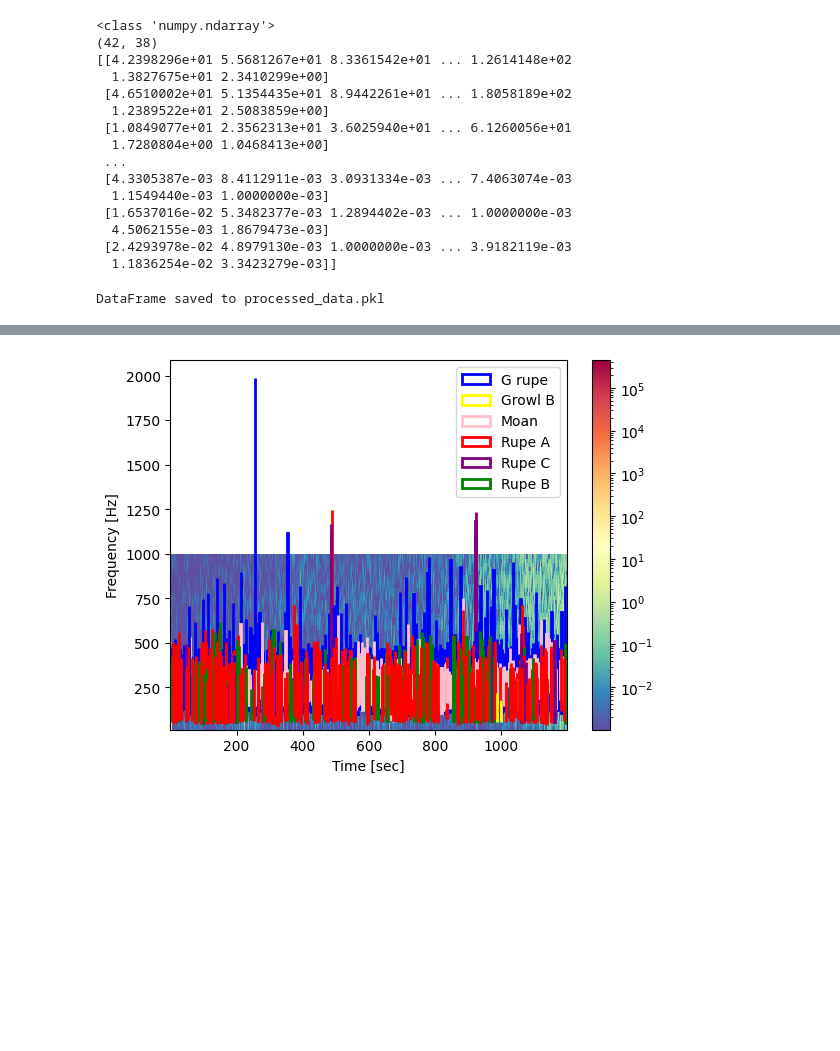
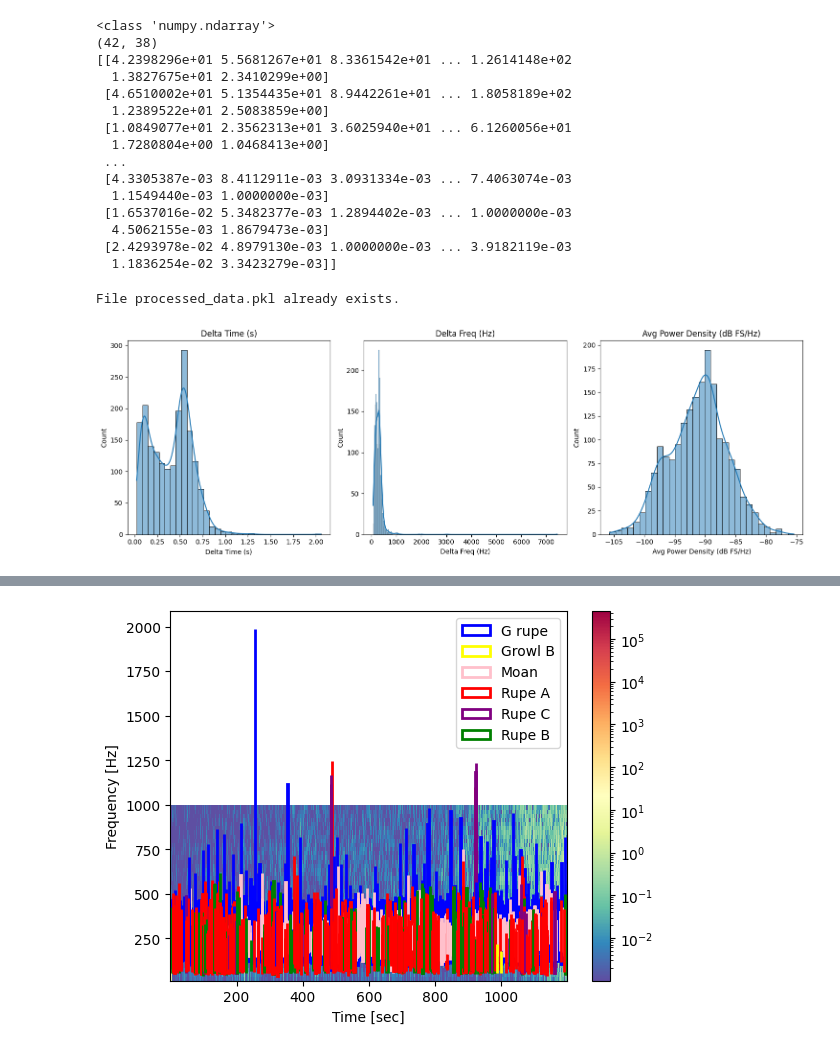
Before and after one commit to damienfarrell/machine-learning-project-2, a Jupyter notebook: pre-processing_data.ipynb, the cells around one changed output, grey strips where cells are left out. Cells and saved outputs as stored; diff of their text form; code cells hidden in the pictures; blank space fills up the shorter version.

```diff
--- a/pre-processing_data.ipynb
+++ b/pre-processing_data.ipynb
@@ -158,8 +160,8 @@ def get_spectrogram(samples, sample_rate,
     return frequencies, times, spectrogram
 # %%
 # Check if the processed data file exists
-if os.path.exists(PROCESSED_DATA) or ('spectrogram' in wav_df.columns):
-    print(f"{PROCESSED_DATA} already exists. Skipping spectrogram processing")
+if os.path.exists(PROCESSED_DATA) and ('spectrogram' in wav_df.columns):
+    print(f"{PROCESSED_DATA} already exists. Skipping spectrogram processing.")
 else:
     # Initialise lists to store results
     freq_list = []
@@ -278,4 +280,25 @@ if not os.path.exists(PROCESSED_DATA):
 else:
     print(f"File {PROCESSED_DATA} already exists.")
 # %% [output]
-DataFrame saved to processed_data.pkl
+File processed_data.pkl already exists.
+# %%
+plt.figure(figsize=(15, 5))
+
+# Plot each histogram in a subplot
+plt.subplot(1, 3, 1)
+sns.histplot(x=annot_df['Delta Time (s)'], kde=True)
+plt.title('Delta Time (s)')
+
+plt.subplot(1, 3, 2)
+sns.histplot(x=annot_df['Delta Freq (Hz)'], kde=True)
+plt.title('Delta Freq (Hz)')
+
+plt.subplot(1, 3, 3)
+sns.histplot(x=annot_df['Avg Power Density (dB FS/Hz)'], kde=True)
+plt.title('Avg Power Density (dB FS/Hz)')
+
+# Display the plots
+plt.tight_layout()
+plt.show()
+# %% [output]
+[figure, added]
```
Also changed, not shown: parts of 17 cells of this notebook, 1 other file.
